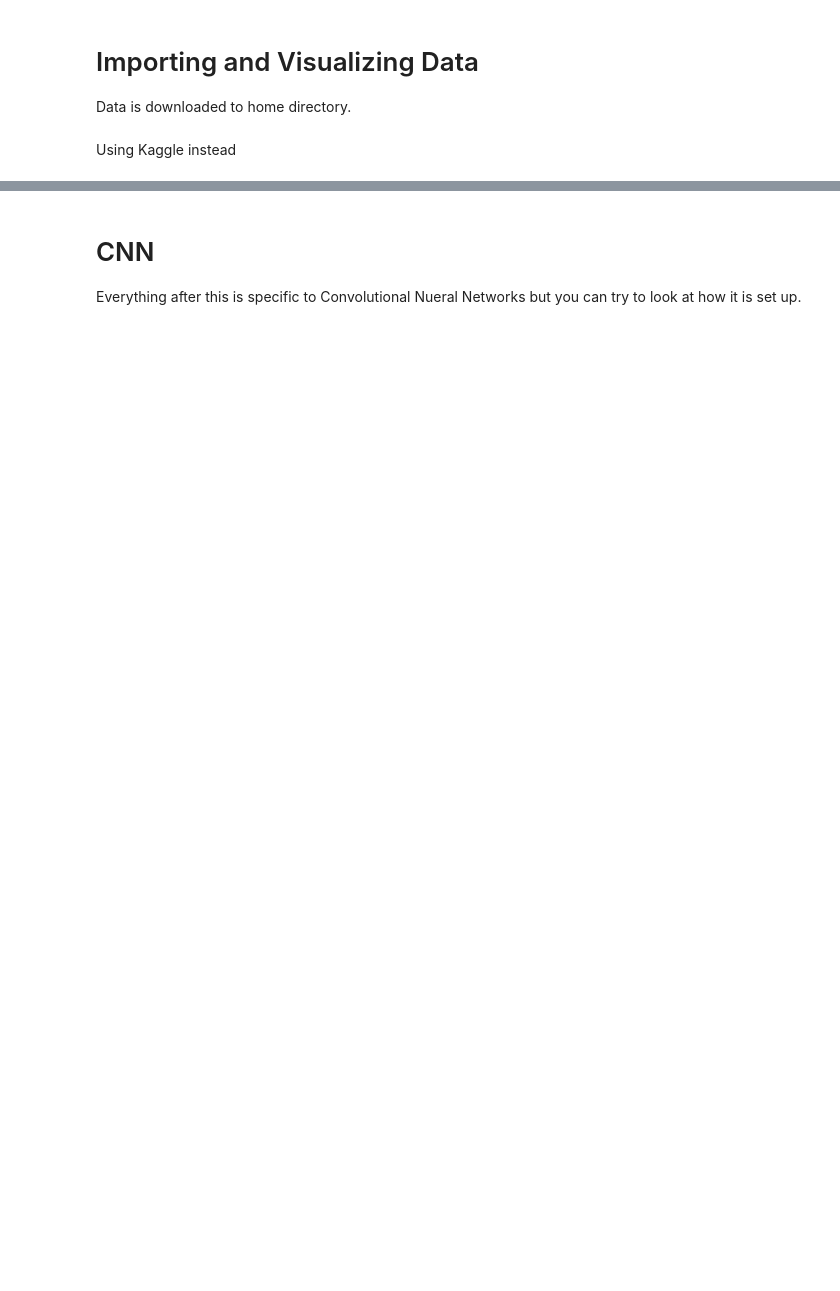
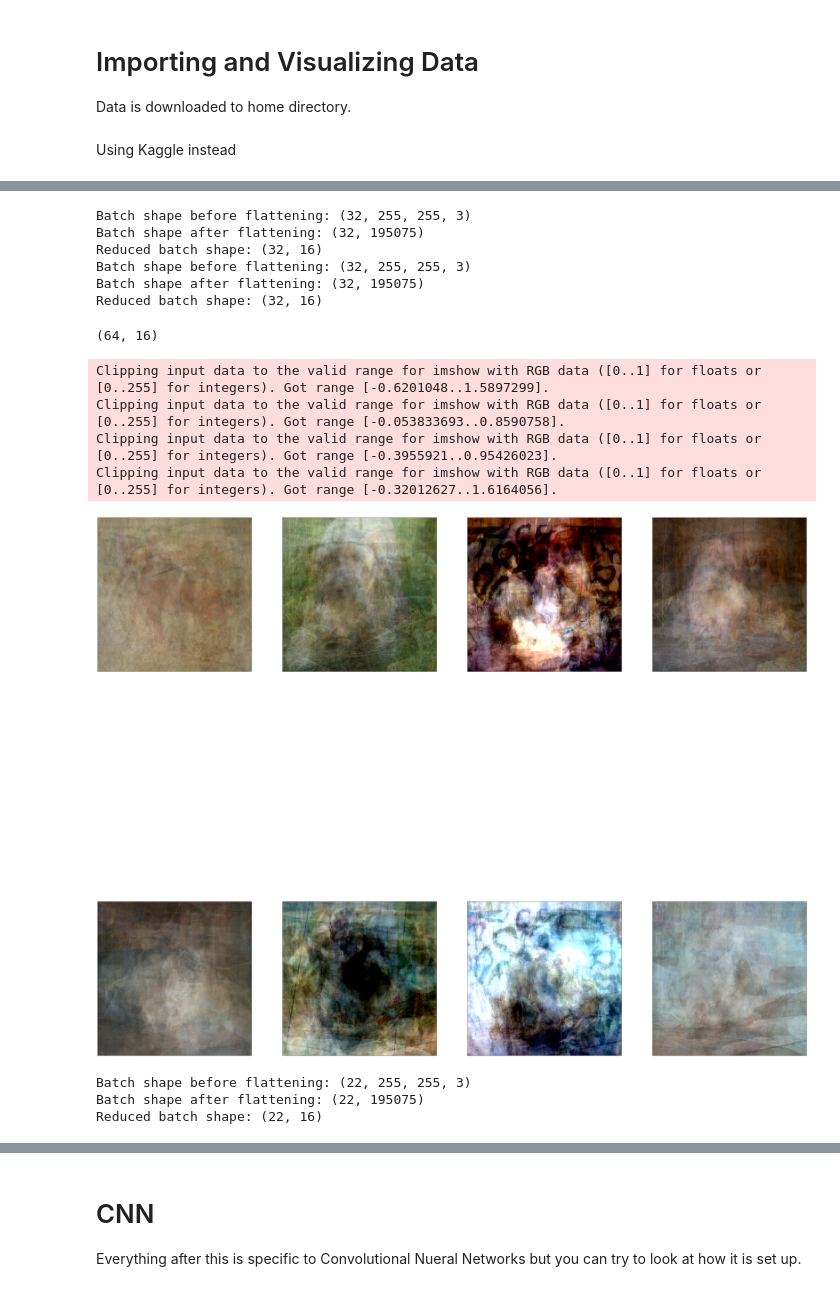
Before and after one commit to stuffby-helina/DogBreedClassification, a Jupyter notebook: test.ipynb, the cells around one changed output, grey strips where cells are left out. Cells and saved outputs as stored; diff of their text form; code cells hidden in the pictures; blank space fills up the shorter version.

Commit message:
KMeans Working

```diff
--- a/test.ipynb
+++ b/test.ipynb
@@ -132,0 +156,23 @@ num_classes = len(test_generator.class_indices)
+# %%
+%%time
+def generator_to_reduced_array(generator):
+    images = []
+    labels = []
+    for batch in generator:
+        image = batch[0]
+        label = batch[1]
+        if isinstance(image, np.ndarray):
+            print(f"Batch shape before flattening: {image.shape}")
+            flat_batch = image.reshape(image.shape[0], -1)
+            print(f"Batch shape after flattening: {flat_batch.shape}")
+
+            reduced_batch = pca.fit_transform(flat_batch)
+            print(f"Reduced batch shape: {reduced_batch.shape}")
+            images.extend(reduced_batch)
+            labels.extend(label)
+
+        if len(images) * generator.batch_size >= generator.samples:
+            break
+    images = np.vstack(images)
+
+    return images, labels
@@ -132,0 +182,39 @@ num_classes = len(test_generator.class_indices)
+# %%
+images, _ = generator_to_reduced_array(train_generator)
+# %% [output]
+Batch shape before flattening: (32, 255, 255, 3)
+Batch shape after flattening: (32, 195075)
+Reduced batch shape: (32, 16)
+Batch shape before flattening: (32, 255, 255, 3)
+Batch shape after flattening: (32, 195075)
+Reduced batch shape: (32, 16)
+# %%
+images.shape
+# %% [output]
+(64, 16)
+# %%
+kmeans = KMeans(n_clusters=num_classes)
+kmeans.fit(images)
+cluster_labels = kmeans.labels_
+# %%
+img_size = (image_size, image_size, image_channel)
+centers_in_original_space = pca.inverse_transform(kmeans.cluster_centers_)
+centers_images = centers_in_original_space.reshape(num_classes, *img_size)
+# %%
+fig, ax = plt.subplots(2, 4, figsize=(64, 64))
+for axi, center in zip(ax.flat, centers_images):
+    axi.set(xticks=[], yticks=[])
+    axi.imshow(center, interpolation='nearest', cmap=plt.cm.binary)
+# %% [output]
+Clipping input data to the valid range for imshow with RGB data ([0..1] for floats or [0..255] for integers). Got range [-0.6201048..1.5897299].
+Clipping input data to the valid range for imshow with RGB data ([0..1] for floats or [0..255] for integers). Got range [-0.053833693..0.8590758].
+Clipping input data to the valid range for imshow with RGB data ([0..1] for floats or [0..255] for integers). Got range [-0.3955921..0.95426023].
+Clipping input data to the valid range for imshow with RGB data ([0..1] for floats or [0..255] for integers). Got range [-0.32012627..1.6164056].
+[figure, added]
+# %%
+test_images, true_labels = generator_to_reduced_array(test_generator)
+predicted_labels = kmeans.predict(test_images)
+# %% [output]
+Batch shape before flattening: (22, 255, 255, 3)
+Batch shape after flattening: (22, 195075)
+Reduced batch shape: (22, 16)
```
Also changed, not shown: parts of 26 cells of this notebook.
